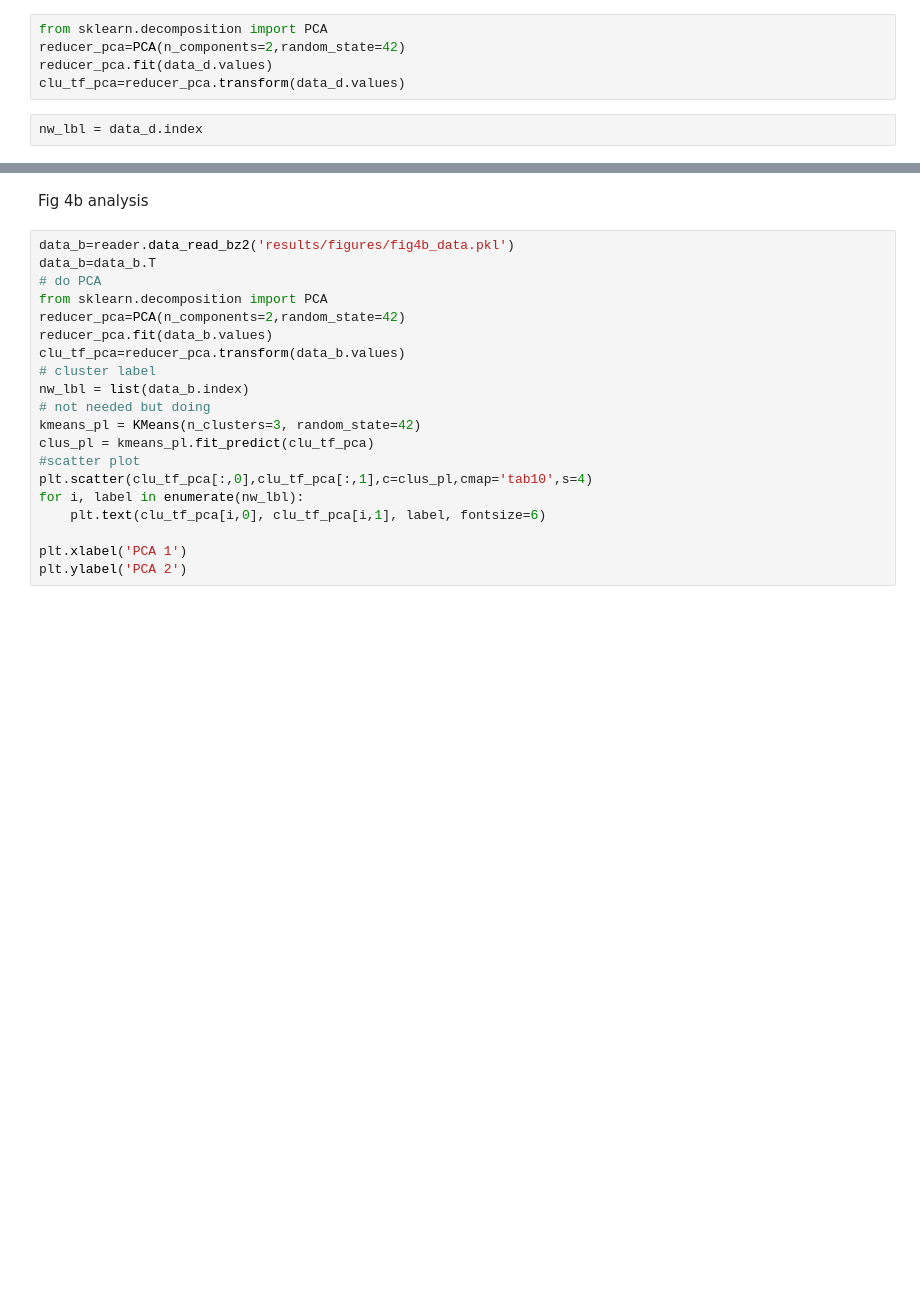
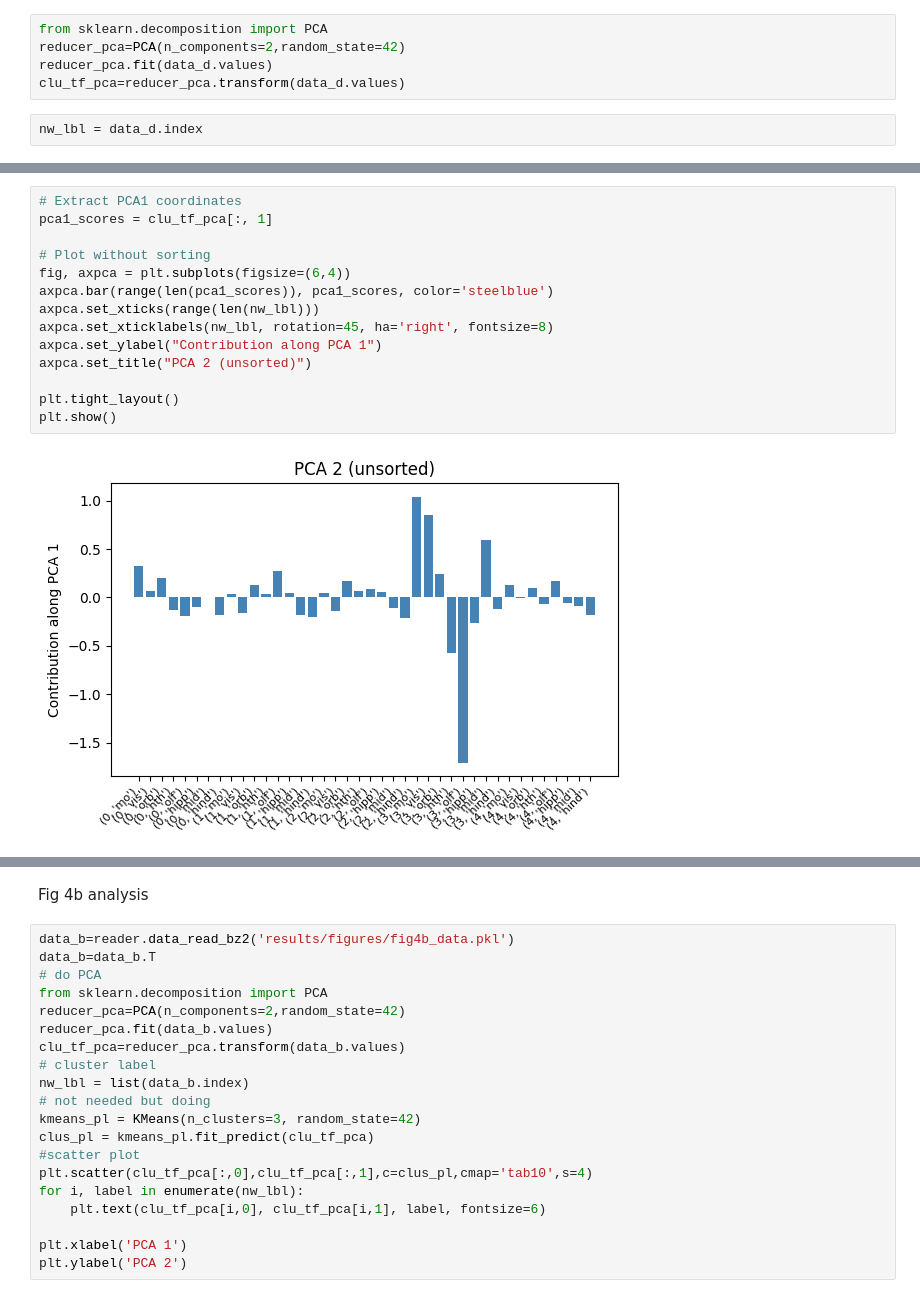
Before and after one commit to csndl-iitd/srg-tes-epilepsy-models, a Jupyter notebook: analysis/notebooks/Analyse fig_March_26.ipynb, the cells around one changed output, grey strips where cells are left out. Saved outputs shown, nothing was run; the diff lists cells and outputs as text; blank space fills up the shorter version.

```diff
--- a/analysis/notebooks/Analyse fig_March_26.ipynb
+++ b/analysis/notebooks/Analyse fig_March_26.ipynb
@@ -956,3 +969,19 @@ Text(0, 0.5, 'PCA 2')
+# %%
+# Extract PCA1 coordinates
+pca1_scores = clu_tf_pca[:, 1]
+
+# Plot without sorting
+fig, axpca = plt.subplots(figsize=(6,4))
+axpca.bar(range(len(pca1_scores)), pca1_scores, color='steelblue')
+axpca.set_xticks(range(len(nw_lbl)))
+axpca.set_xticklabels(nw_lbl, rotation=45, ha='right', fontsize=8)
+axpca.set_ylabel("Contribution along PCA 1")
+axpca.set_title("PCA 2 (unsorted)")
+
+plt.tight_layout()
+plt.show()
+# %% [output]
+[figure, added]
 # %%
 # Extract PCA1 coordinates
 pca1_scores = clu_tf_pca[:, 0]
```
Also changed, not shown: parts of 6 cells of this notebook, 2 other files.
